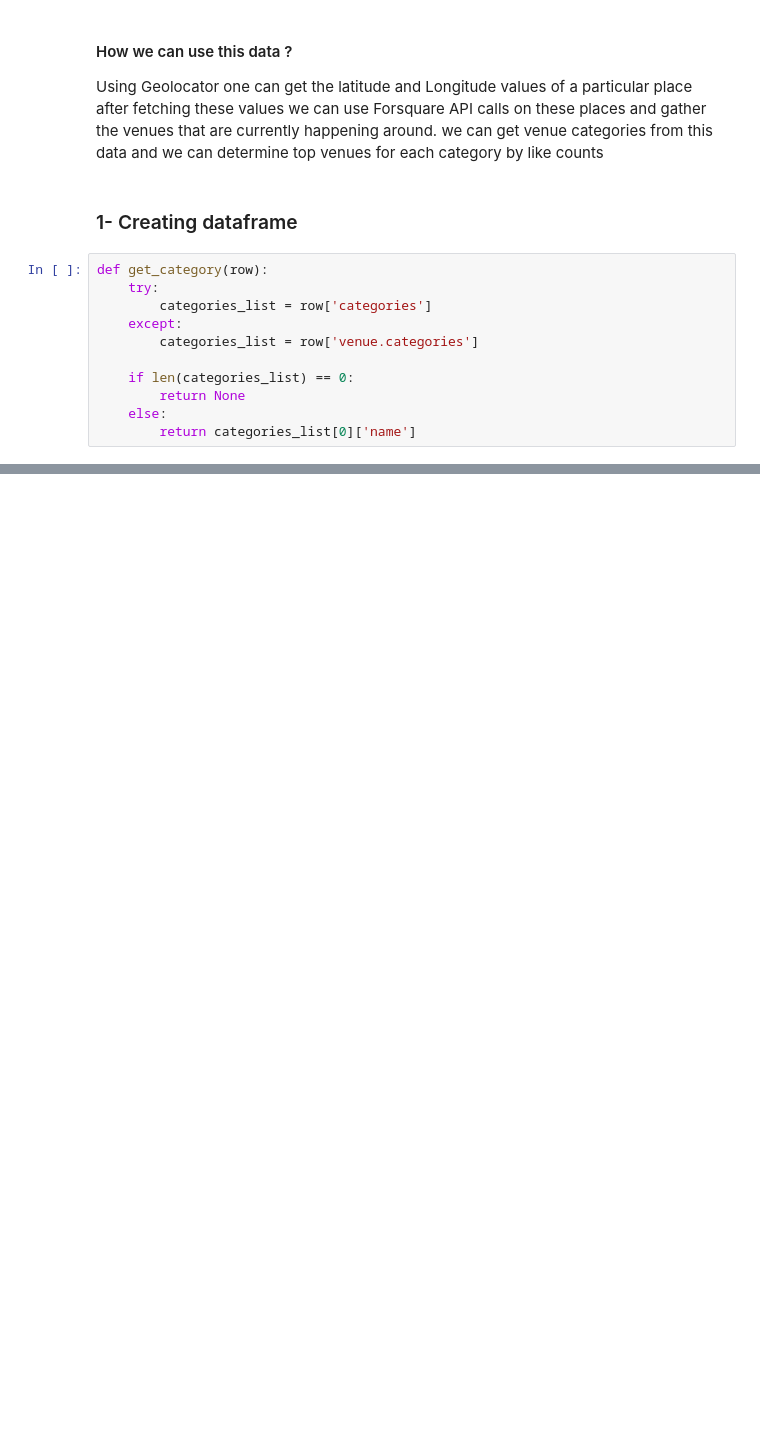
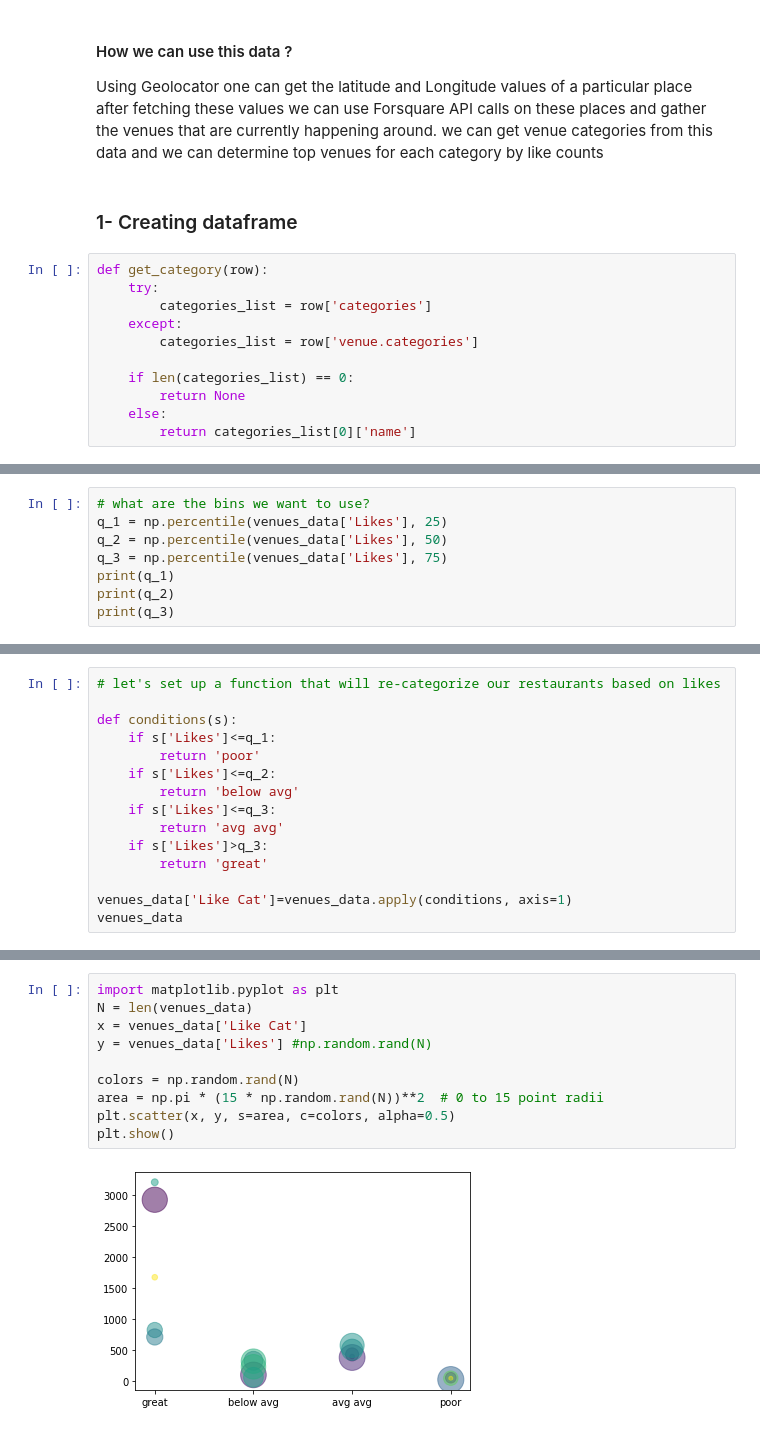
Before and after one commit to savasturkoglu1/Coursera_Capstone, a Jupyter notebook: Capstone_Project_main.ipynb, the cells around one changed output, grey strips where cells are left out. Saved outputs shown, nothing was run; the diff lists cells and outputs as text; blank space fills up the shorter version.

```diff
--- a/Capstone_Project_main.ipynb
+++ b/Capstone_Project_main.ipynb
@@ -207,0 +378,8 @@ array(['Café', 'Sushi Restaurant', 'Beer Bar', 'Pool', 'Lounge', 'Beach',
+# %%
+# what are the bins we want to use?
+q_1 = np.percentile(venues_data['Likes'], 25)
+q_2 = np.percentile(venues_data['Likes'], 50)
+q_3 = np.percentile(venues_data['Likes'], 75)
+print(q_1)
+print(q_2)
+print(q_3)
@@ -207,0 +394,15 @@ array(['Café', 'Sushi Restaurant', 'Beer Bar', 'Pool', 'Lounge', 'Beach',
+# %%
+# let's set up a function that will re-categorize our restaurants based on likes
+
+def conditions(s):
+    if s['Likes']<=q_1:
+        return 'poor'
+    if s['Likes']<=q_2:
+        return 'below avg'
+    if s['Likes']<=q_3:
+        return 'avg avg'
+    if s['Likes']>q_3:
+        return 'great'
+
+venues_data['Like Cat']=venues_data.apply(conditions, axis=1)
+venues_data
@@ -207,0 +432,12 @@ array(['Café', 'Sushi Restaurant', 'Beer Bar', 'Pool', 'Lounge', 'Beach',
+# %%
+import matplotlib.pyplot as plt
+N = len(venues_data)
+x = venues_data['Like Cat']
+y = venues_data['Likes'] #np.random.rand(N)
+
+colors = np.random.rand(N)
+area = np.pi * (15 * np.random.rand(N))**2  # 0 to 15 point radii
+plt.scatter(x, y, s=area, c=colors, alpha=0.5)
+plt.show()
+# %% [output]
+[figure, added]
```
Also changed, not shown: parts of 39 cells of this notebook.
